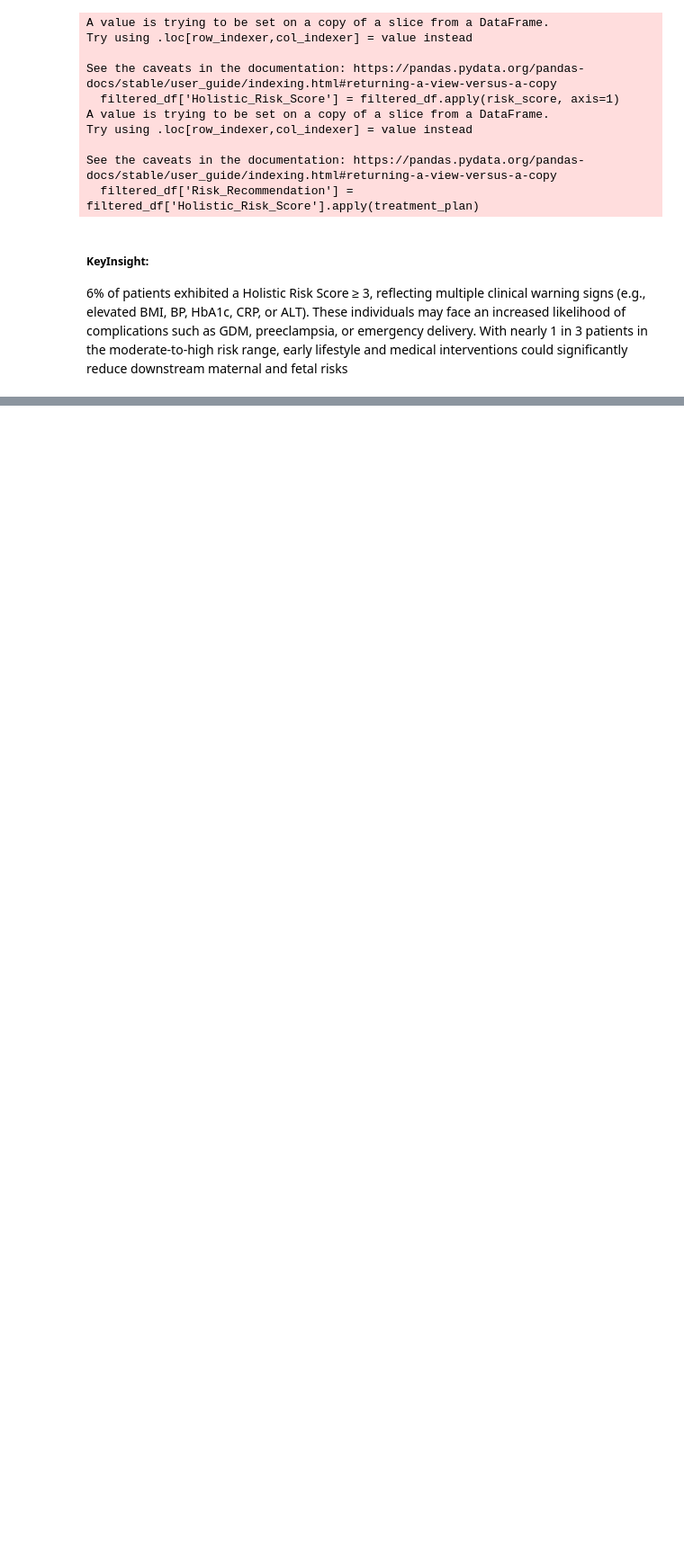
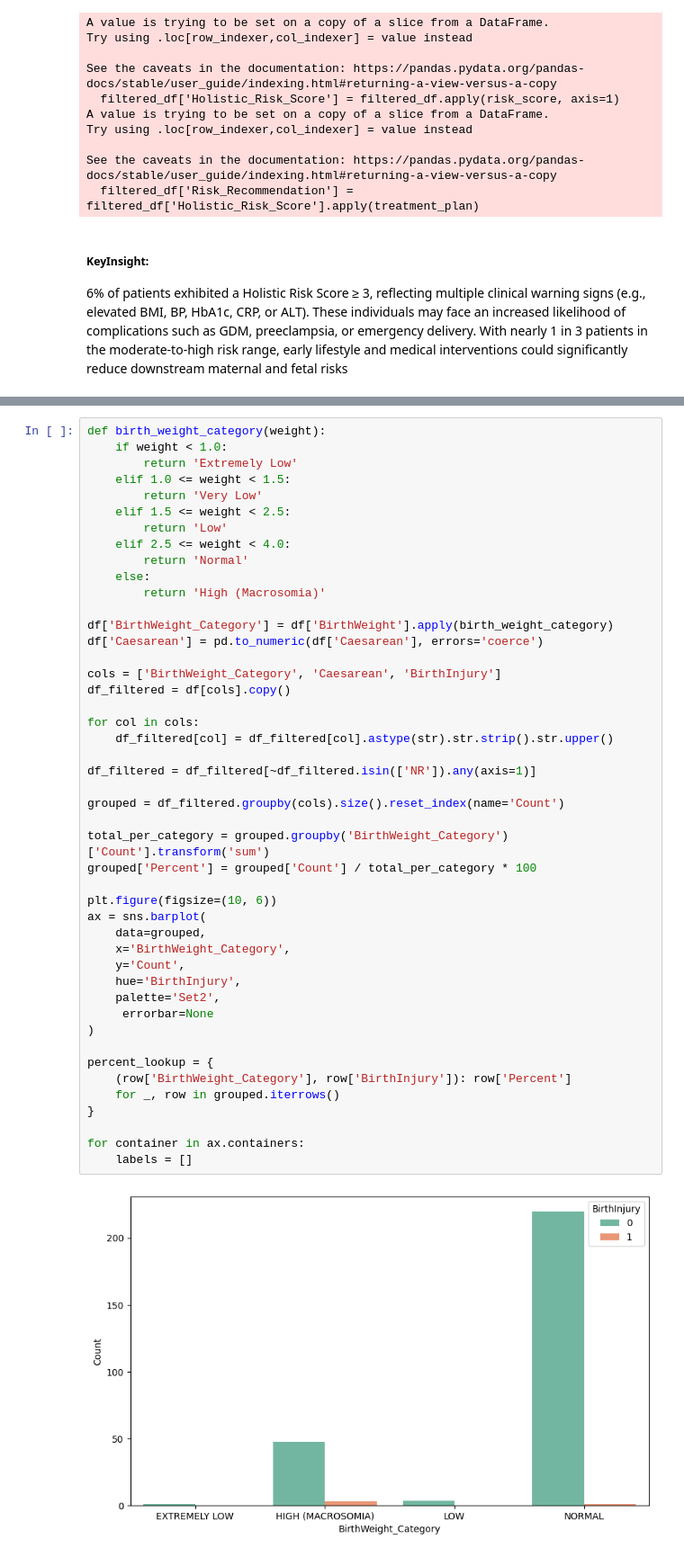
Before and after one commit to JyotsnaSusan/August2025_Python_new, a Jupyter notebook: Prescriptive_Analysis.ipynb, the cells around one changed output, grey strips where cells are left out. Shown at 90% size. Saved outputs shown, nothing was run; the diff lists cells and outputs as text; blank space fills up the shorter version.

```diff
--- a/Prescriptive_Analysis.ipynb
+++ b/Prescriptive_Analysis.ipynb
@@ -385,0 +514,48 @@ could significantly reduce downstream maternal and fetal risks
+# %%
+def birth_weight_category(weight):
+    if weight < 1.0:
+        return 'Extremely Low'
+    elif 1.0 <= weight < 1.5:
+        return 'Very Low'
+    elif 1.5 <= weight < 2.5:
+        return 'Low'
+    elif 2.5 <= weight < 4.0:
+        return 'Normal'
+    else:
+        return 'High (Macrosomia)'
+
+df['BirthWeight_Category'] = df['BirthWeight'].apply(birth_weight_category)
+df['Caesarean'] = pd.to_numeric(df['Caesarean'], errors='coerce')
+
+cols = ['BirthWeight_Category', 'Caesarean', 'BirthInjury']
+df_filtered = df[cols].copy()
+
+for col in cols:
+    df_filtered[col] = df_filtered[col].astype(str).str.strip().str.upper()
+
+df_filtered = df_filtered[~df_filtered.isin(['NR']).any(axis=1)]
+
+grouped = df_filtered.groupby(cols).size().reset_index(name='Count')
+
+total_per_category = grouped.groupby('BirthWeight_Category')['Count'].transform('sum')
+grouped['Percent'] = grouped['Count'] / total_per_category * 100
+
+plt.figure(figsize=(10, 6))
+ax = sns.barplot(
+    data=grouped,
+    x='BirthWeight_Category',
+    y='Count',
+    hue='BirthInjury',
+    palette='Set2',
+     errorbar=None
+)
+
+percent_lookup = {
+    (row['BirthWeight_Category'], row['BirthInjury']): row['Percent']
+    for _, row in grouped.iterrows()
+}
+
+for container in ax.containers:
+    labels = []
+# %% [output]
+[figure, added]
```
Also changed, not shown: parts of 20 cells of this notebook.
